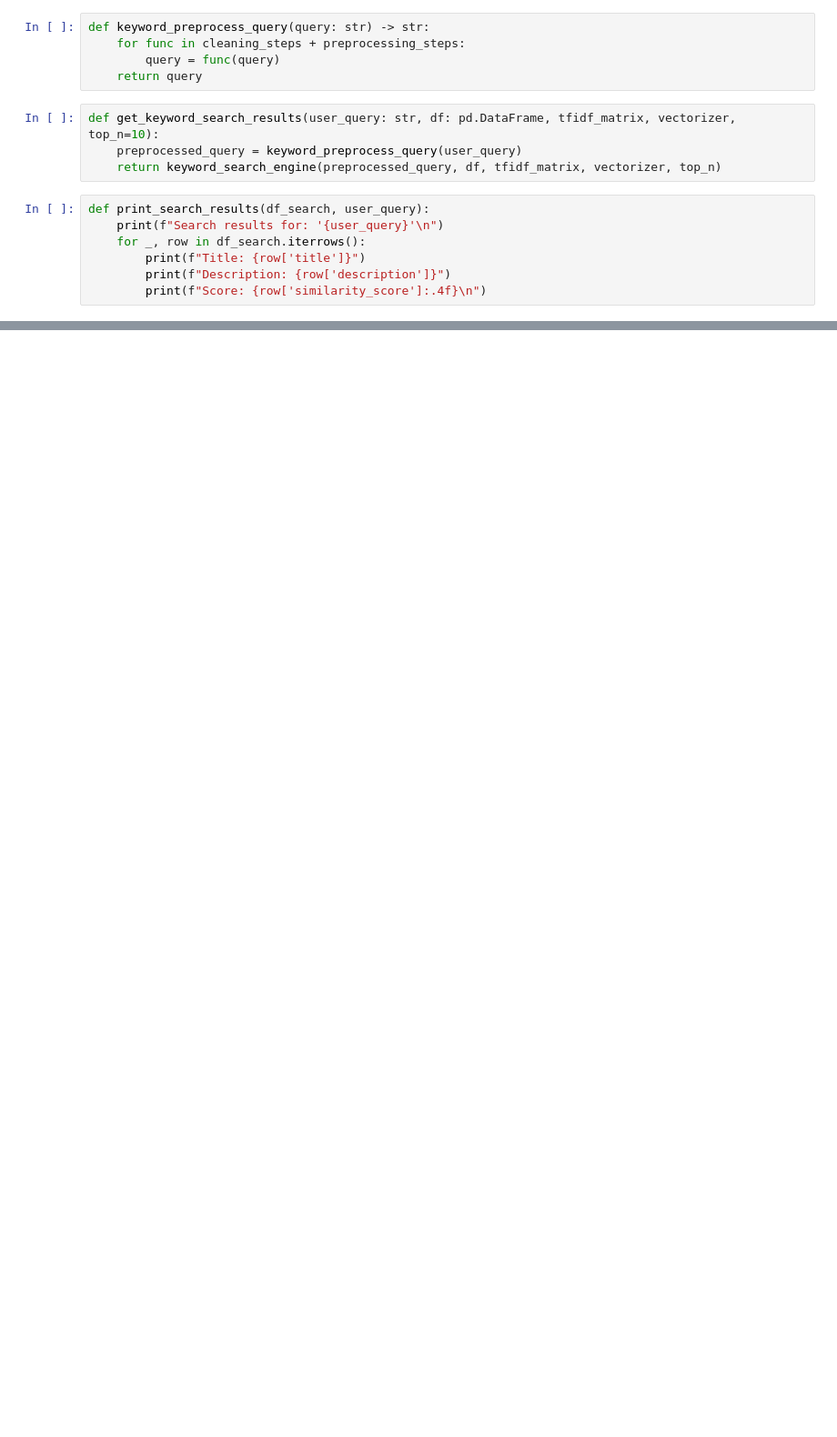
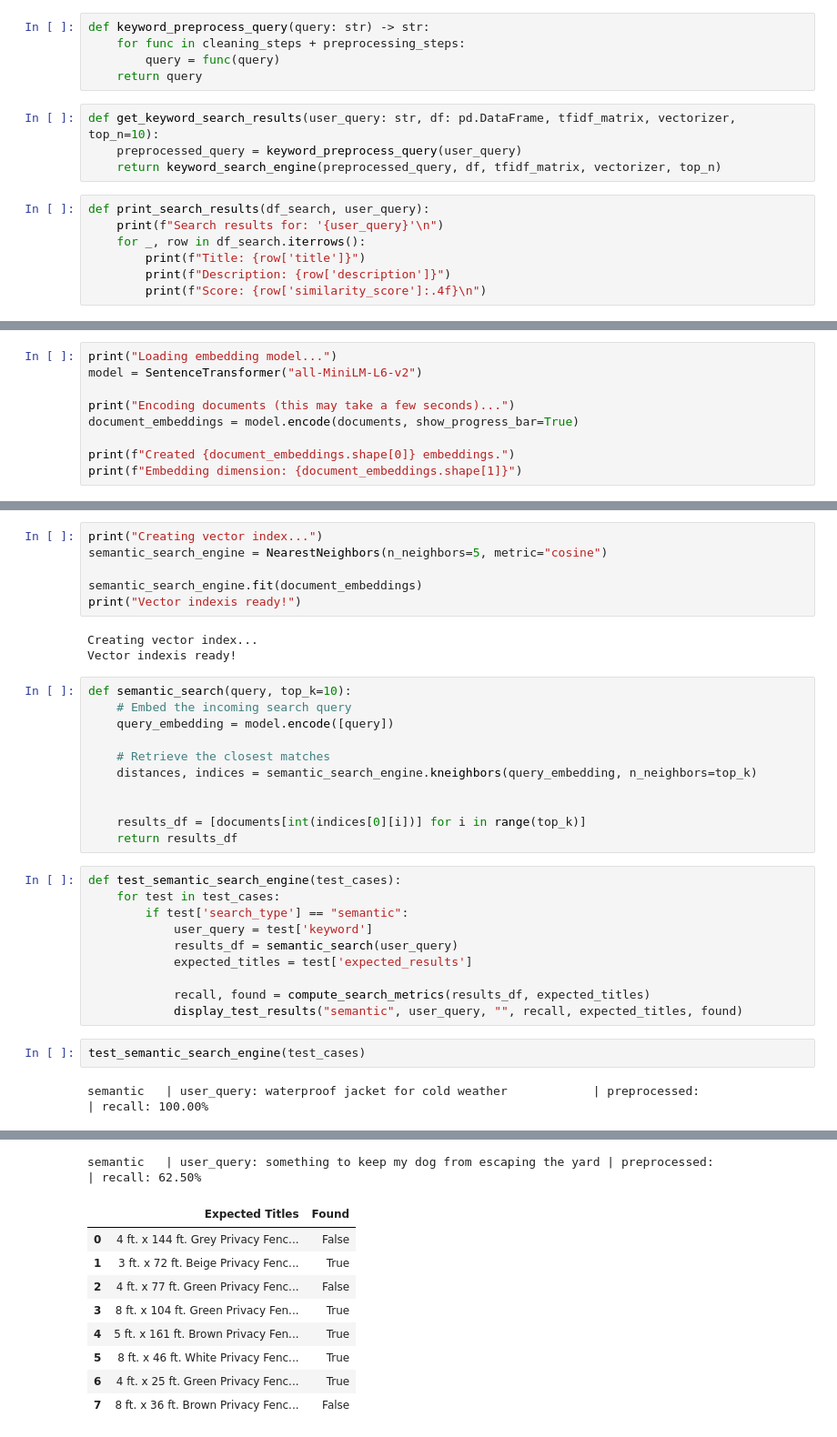
Before and after one commit to lilianabs/ecommerce-search-engine, a Jupyter notebook: notebooks/search_engines.ipynb, the cells around one changed output, grey strips where cells are left out. Shown at 91% size. Saved outputs shown, nothing was run; the diff lists cells and outputs as text; blank space fills up the shorter version.

Commit message:
Add semantic search to notebook

```diff
--- a/notebooks/search_engines.ipynb
+++ b/notebooks/search_engines.ipynb
@@ -232,0 +240,9 @@ keyword    | user_query: bathroom vanity mirror                        | preproc
+# %%
+print("Loading embedding model...")
+model = SentenceTransformer("all-MiniLM-L6-v2")
+
+print("Encoding documents (this may take a few seconds)...")
+document_embeddings = model.encode(documents, show_progress_bar=True)
+
+print(f"Created {document_embeddings.shape[0]} embeddings.")
+print(f"Embedding dimension: {document_embeddings.shape[1]}")
@@ -232,0 +254,34 @@ keyword    | user_query: bathroom vanity mirror                        | preproc
+# %%
+print("Creating vector index...")
+semantic_search_engine = NearestNeighbors(n_neighbors=5, metric="cosine")
+
+semantic_search_engine.fit(document_embeddings)
+print("Vector indexis ready!")
+# %% [output]
+Creating vector index...
+Vector indexis ready!
+# %%
+def semantic_search(query, top_k=10):
+    # Embed the incoming search query
+    query_embedding = model.encode([query])
+
+    # Retrieve the closest matches
+    distances, indices = semantic_search_engine.kneighbors(query_embedding, n_neighbors=top_k)
+
+
+    results_df = [documents[int(indices[0][i])] for i in range(top_k)]
+    return results_df
+# %%
+def test_semantic_search_engine(test_cases):
+    for test in test_cases:
+        if test['search_type'] == "semantic":
+            user_query = test['keyword']
+            results_df = semantic_search(user_query)
+            expected_titles = test['expected_results']
+
+            recall, found = compute_search_metrics(results_df, expected_titles)
+            display_test_results("semantic", user_query, "", recall, expected_titles, found)
+# %%
+test_semantic_search_engine(test_cases)
+# %% [output]
+semantic   | user_query: waterproof jacket for cold weather            | preprocessed:                                               | recall: 100.00%
@@ -232,0 +293,10 @@ keyword    | user_query: bathroom vanity mirror                        | preproc
+semantic   | user_query: something to keep my dog from escaping the yard | preprocessed:                                               | recall: 62.50%
+|  | Expected Titles | Found |
+| 0 | 4 ft. x 144 ft. Grey Privacy Fenc... | False |
+| 1 | 3 ft. x 72 ft. Beige Privacy Fenc... | True |
+| 2 | 4 ft. x 77 ft. Green Privacy Fenc... | False |
+| 3 | 8 ft. x 104 ft. Green Privacy Fen... | True |
+| 4 | 5 ft. x 161 ft. Brown Privacy Fen... | True |
+| 5 | 8 ft. x 46 ft. White Privacy Fenc... | True |
+| 6 | 4 ft. x 25 ft. Green Privacy Fenc... | True |
+| 7 | 8 ft. x 36 ft. Brown Privacy Fenc... | False |
```
Also changed, not shown: parts of 8 cells of this notebook, 2 other files.
